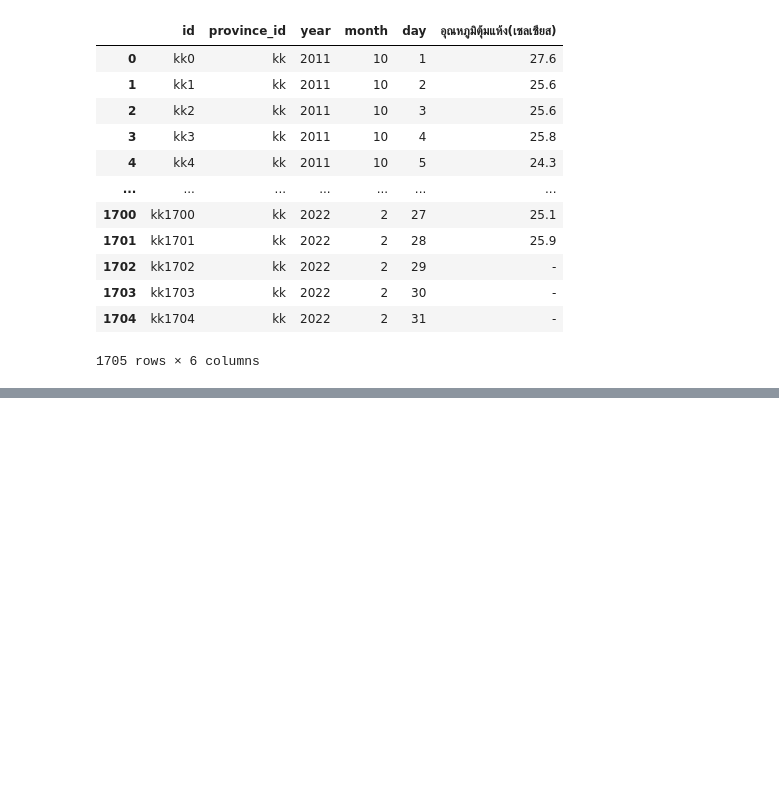
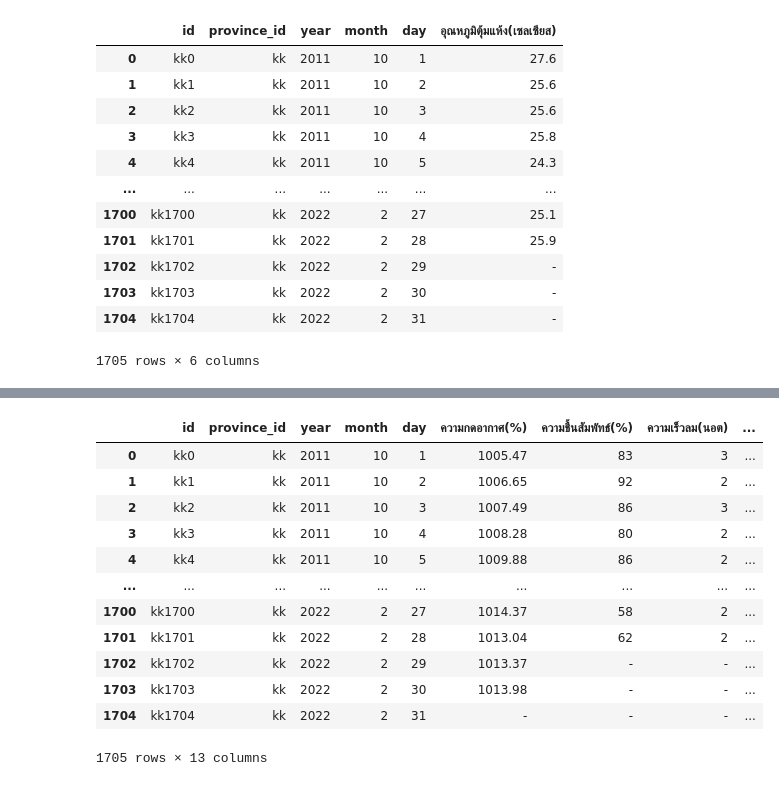
Before and after one commit to Tonry12/data_science_bootcamp_8_tonnaw, a Jupyter notebook: gistic.ipynb, the cells around one changed output, grey strips where cells are left out. Cells and saved outputs as stored; diff of their text form; code cells hidden in the pictures; blank space fills up the shorter version.

```diff
--- a/gistic.ipynb
+++ b/gistic.ipynb
@@ -25,6 +25,8 @@ ws_kk =  pd.read_excel('/content/drive/MyDrive/DPDM2023/อุตุ/ควา
 cd_kk =  pd.read_excel('/content/drive/MyDrive/DPDM2023/อุตุ/จำนวนเมฆ(10ส่วน)/จ.ขอนแก่น.xlsx', skiprows=[0,1,2,3]) #จำนวนเมฆ
 dp_kk =  pd.read_excel('/content/drive/MyDrive/DPDM2023/อุตุ/อุณหภูมิจุดน้ำค้าง(เซลเซียส)/จ.ขอนแก่น.xlsx', skiprows=[0,1,2,3]) #อุณหภูมิจุดน้ำค้าง
 bt_kk=  pd.read_excel('/content/drive/MyDrive/DPDM2023/อุตุ/อุณหภูมิตุ้มแห้ง(เซลเซียส)/จ.ขอนแก่น.xlsx', skiprows=[0,1,2,3]) #อุณหภูมิตุ้มแห้ง
+lw_kk=  pd.read_excel('/content/drive/MyDrive/DPDM2023/อุตุ/อุณหภูมิต่ำสุด(เซลเซียส)/จ.ขอนแก่น.xlsx', skiprows=[0,1,2,3]) #อุณหภูมิต่ำสุด
+rain_kk=  pd.read_excel('/content/drive/MyDrive/DPDM2023/อุตุ/ปริมาณฝน(มิลลิเมตร)/จ.ขอนแก่น.xlsx', skiprows=[0,1,2,3]) #ปริมาณฝน
 # %%
 press_kk.rename(columns={'Unnamed: 0' : 'id'},inplace=True)
 press_kk.rename(columns={'Unnamed: 1' : 'สถานี'},inplace=True)
@@ -272,3 +244,0 @@ See the caveats in the documentation: https://pandas.pydata.org/pandas-docs/stab
-# %%
-ws_kk_fin = ws_kk_in_re[['id','province_id','year','month','day','ความเร็วลม(นอต)']]
-ws_kk_fin
@@ -437,0 +490,32 @@ See the caveats in the documentation: https://pandas.pydata.org/pandas-docs/stab
+# %%
+df1_kk = press_kk_fin[['id','province_id','year','month','day','ความกดอากาศ(%)']]
+df2_kk =  Humidity_kk_fin[['id','ความชื้นสัมพัทธ์(%)']]
+df3_kk =   ws_kk_fin[['id','ความเร็วลม(นอต)']]
+df4_kk =  cd_kk_fin[['id','จำนวนเมฆ(10ส่วน)']]
+df5_kk =   dp_kk_fin[['id','อุณหภูมิจุดน้ำค้าง(เซลเซียส)']]
+df6_kk = bt_kk_fin[['id','อุณหภูมิตุ้มแห้ง(เซลเซียส)']]
+df7_kk = lw_kk_fin[['id','อุณหภูมิต่ำสุด(เซลเซียส)']]
+df8_kk =   rain_kk_fin[['id','ปริมาณฝน(มิลลิเมตร)']]
+# %%
+merged_df_kk = pd.merge(df1_kk, df2_kk, how='inner')
+merged_df_kk = pd.merge(merged_df_kk, df3_kk, how='inner')
+merged_df_kk = pd.merge(merged_df_kk, df4_kk, how='inner')
+merged_df_kk = pd.merge(merged_df_kk, df5_kk, how='inner')
+merged_df_kk = pd.merge(merged_df_kk, df6_kk, how='inner')
+merged_df_kk = pd.merge(merged_df_kk, df7_kk, how='inner')
+merged_df_kk = pd.merge(merged_df_kk, df8_kk, how='inner')
+merged_df_kk
+# %% [output]
+|  | id | province_id | year | month | day | ความกดอากาศ(%) | ความชื้นสัมพัทธ์(%) | ความเร็วลม(นอต) | ... |
+| 0 | kk0 | kk | 2011 | 10 | 1 | 1005.47 | 83 | 3 | ... |
+| 1 | kk1 | kk | 2011 | 10 | 2 | 1006.65 | 92 | 2 | ... |
+| 2 | kk2 | kk | 2011 | 10 | 3 | 1007.49 | 86 | 3 | ... |
+| 3 | kk3 | kk | 2011 | 10 | 4 | 1008.28 | 80 | 2 | ... |
+| 4 | kk4 | kk | 2011 | 10 | 5 | 1009.88 | 86 | 2 | ... |
+| ... | ... | ... | ... | ... | ... | ... | ... | ... | ... |
+| 1700 | kk1700 | kk | 2022 | 2 | 27 | 1014.37 | 58 | 2 | ... |
+| 1701 | kk1701 | kk | 2022 | 2 | 28 | 1013.04 | 62 | 2 | ... |
+| 1702 | kk1702 | kk | 2022 | 2 | 29 | 1013.37 | - | - | ... |
+| 1703 | kk1703 | kk | 2022 | 2 | 30 | 1013.98 | - | - | ... |
+| 1704 | kk1704 | kk | 2022 | 2 | 31 | - | - | - | ... |
+1705 rows × 13 columns
```
Also changed, not shown: parts of 14 cells of this notebook.
